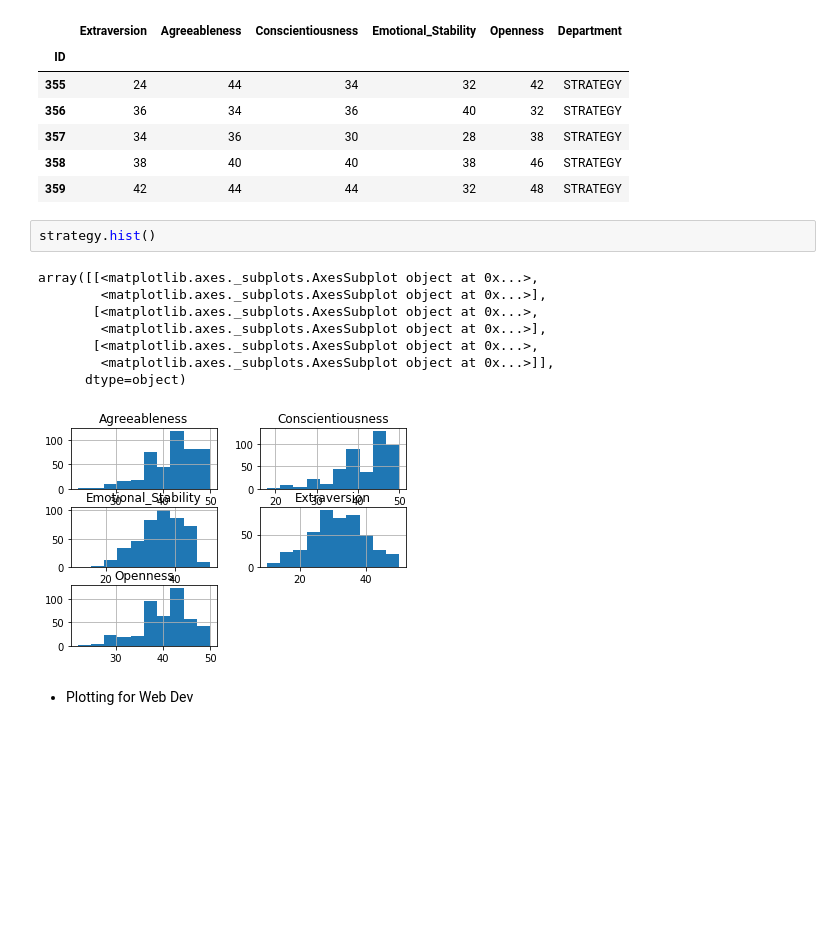
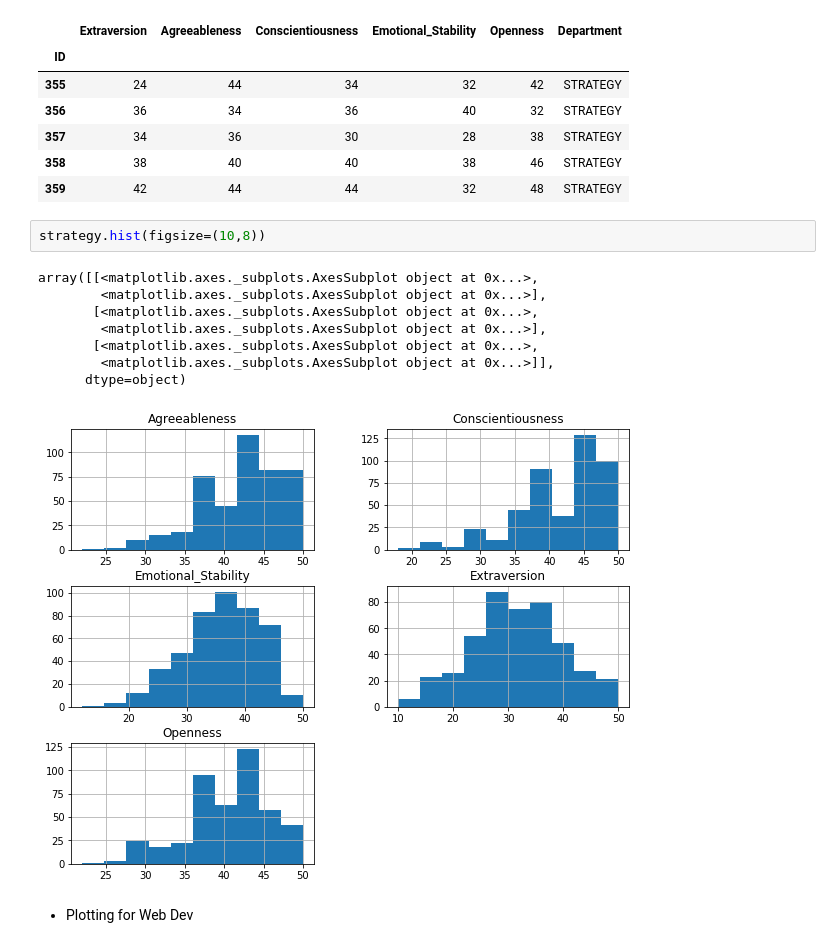
Before and after one commit to Andy-Nkumane/data-wrangling-functional-programming, a Jupyter notebook: Data wrangling - functional programming.ipynb, the cells around one changed output. Saved outputs shown, nothing was run; the diff lists cells and outputs as text; blank space fills up the shorter version.

```diff
--- a/Data wrangling - functional programming.ipynb
+++ b/Data wrangling - functional programming.ipynb
@@ -472,16 +471,16 @@ strategy.head()
 | 358 | 38 | 40 | 40 | 38 | 46 | STRATEGY |
 | 359 | 42 | 44 | 44 | 32 | 48 | STRATEGY |
 # %%
-strategy.hist()
+strategy.hist(figsize=(10,8))
 # %% [output]
 array([[<matplotlib.axes._subplots.AxesSubplot object at 0x...>,
         <matplotlib.axes._subplots.AxesSubplot object at 0x...>],
        [<matplotlib.axes._subplots.AxesSubplot object at 0x...>,
         <matplotlib.axes._subplots.AxesSubplot object at 0x...>],
        [<matplotlib.axes._subplots.AxesSubplot object at 0x...>,
         <matplotlib.axes._subplots.AxesSubplot object at 0x...>]],
       dtype=object)
-[figure, old version]
+[figure, new version]
 # %% [markdown]
 * Plotting for Web Dev
 # %%
```
Also changed, not shown: parts of 4 cells of this notebook.
